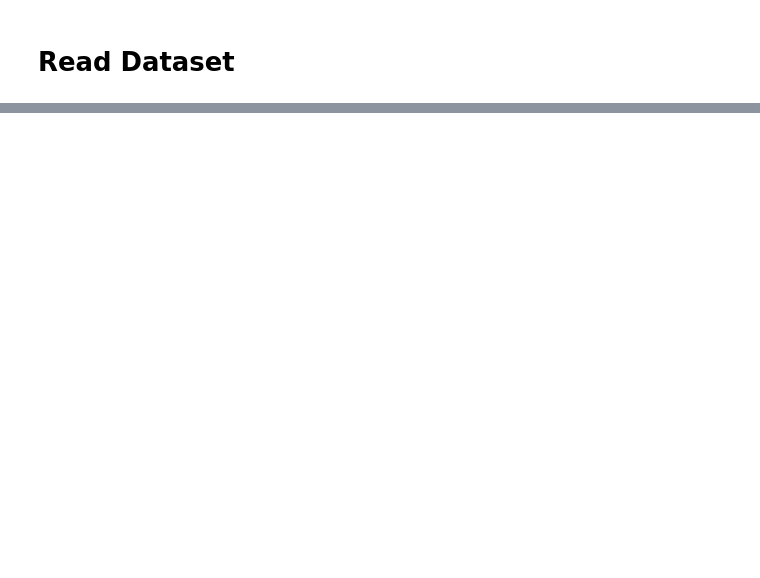
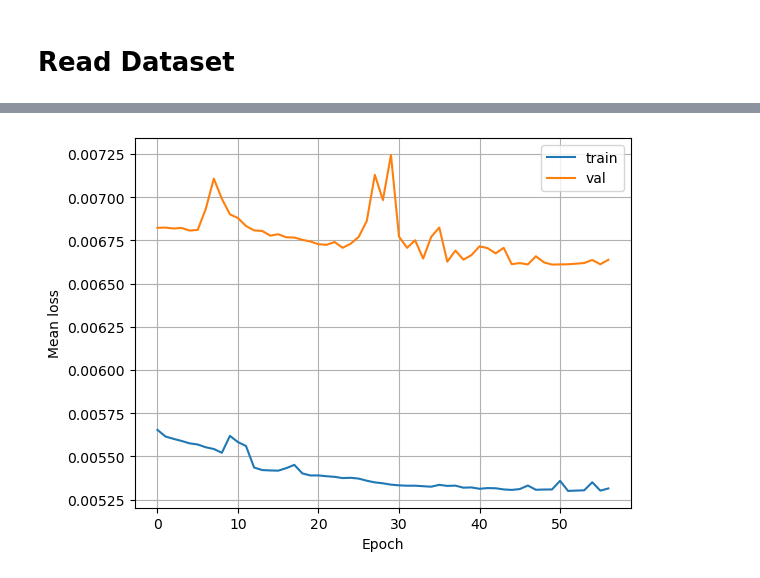
Before and after one commit to ksg0617/SVM_QP, a Jupyter notebook: notebook_testing.ipynb, the cells around one changed output, grey strips where cells are left out. Cells and saved outputs as stored; diff of their text form; code cells hidden in the pictures; blank space fills up the shorter version.

```diff
--- a/notebook_testing.ipynb
+++ b/notebook_testing.ipynb
@@ -123,0 +69,4 @@ Epoch 10/10, Loss=0.0562
+# %%
+df['ret'] = df.groupby('ticker')['close_price'].pct_change().shift(-1).fillna(0)
+# %%
+df['ret_excess'] = df['ret']
@@ -123,0 +235,33 @@ Epoch 10/10, Loss=0.0562
+# %%
+import numpy as np
+
+# --- helper --------------------------------------------------------
+def is_spd(mat: np.ndarray, tol: float = 1e-8) -> bool:
+    """
+    Return True if `mat` is symmetric-positive-definite.
+    • First check symmetry (fast) – avoids false negatives from tiny asymmetry
+    • Then try a Cholesky factorisation.  If it succeeds, SPD.
+    • `tol` lets you ignore round-off noise on symmetry test.
+    """
+    if not np.allclose(mat, mat.T, atol=tol, rtol=0):
+        return False
+    try:
+        np.linalg.cholesky(mat)
+        return True
+    except np.linalg.LinAlgError:
+        return False
+
+# --- scan the results list ----------------------------------------
+bad = []                 # collect (index, date) for matrices that fail
+for i, snap in enumerate(results):
+    if not is_spd(snap["Sigma_fore"]):
+        bad.append((i, snap["date"]))
+
+# --- quick report --------------------------------------------------
+total = len(results)
+print(f"Σ̂ SPD check: {total - len(bad)}/{total} pass, {len(bad)} fail")
+
+if bad:
+    print("First few failures:")
+    for idx, d in bad[:10]:
+        print(f"  #{idx:3d}  {d}")
@@ -123,0 +838,10 @@ Epoch 10/10, Loss=0.0562
+# %%
+import matplotlib.pyplot as plt
+
+model.load_state_dict(torch.load("best_model.pt"))
+plt.plot(loss_hist, label="train")
+plt.plot(val_hist,  label="val")
+plt.xlabel("Epoch"); plt.ylabel("Mean loss")
+plt.legend(); plt.grid(True); plt.show()
+# %% [output]
+[figure, added]
```
Also changed, not shown: parts of 28 cells of this notebook, 32 other files.
